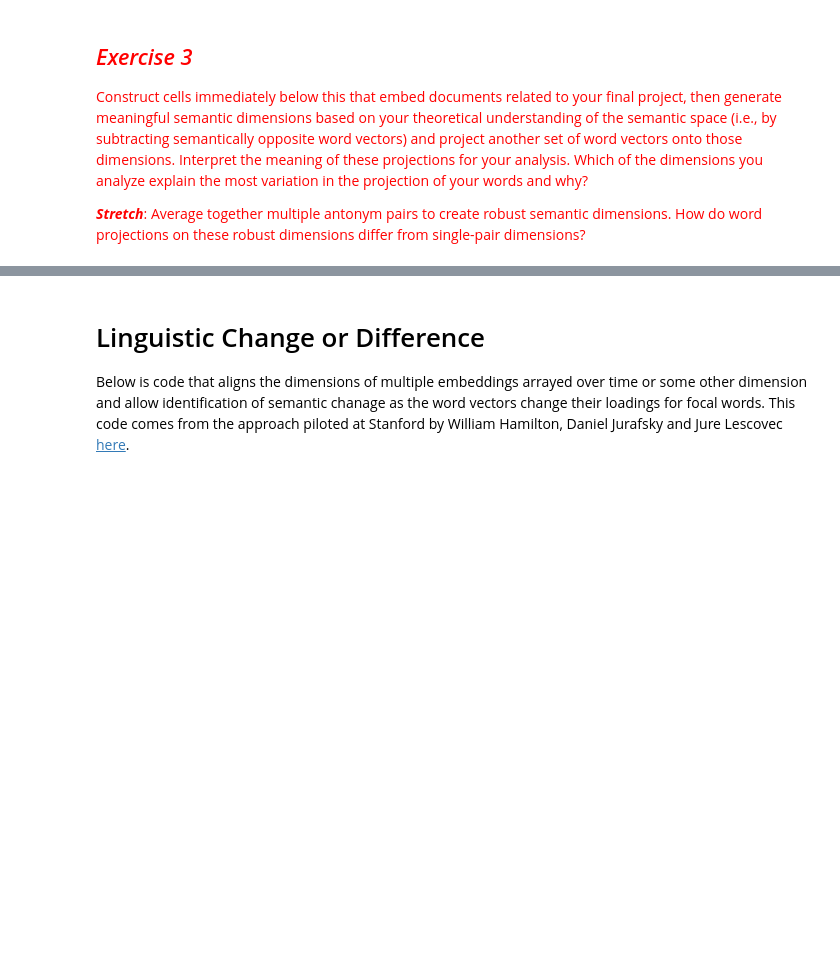
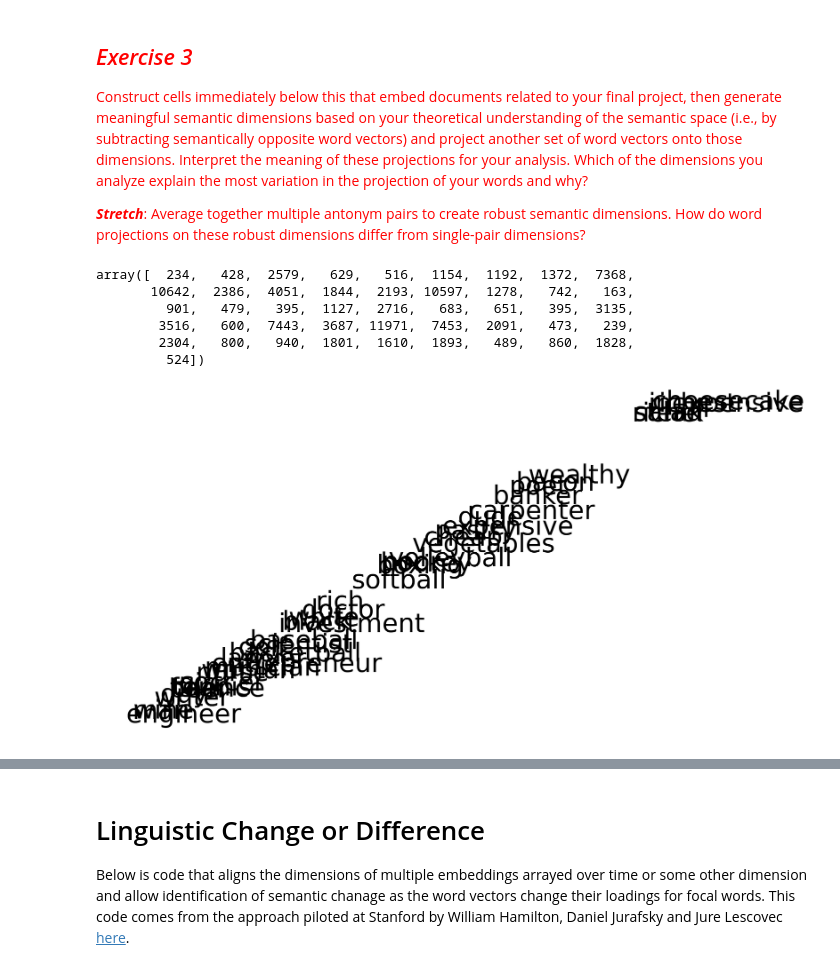
Before and after one commit to h-karyn/ComputationalContentAnalysis, a Jupyter notebook: python_notebooks/hw4/4_Word_Embeddings.ipynb, the cells around one changed output, grey strips where cells are left out. Saved outputs shown, nothing was run; the diff lists cells and outputs as text; code cells hidden in the pictures; blank space fills up the shorter version.

```diff
--- a/python_notebooks/hw4/4_Word_Embeddings.ipynb
+++ b/python_notebooks/hw4/4_Word_Embeddings.ipynb
@@ -1018,3 +1018,48 @@ plt.show()
 <font color="red">Construct cells immediately below this that embed documents related to your final project, then generate meaningful semantic dimensions based on your theoretical understanding of the semantic space (i.e., by subtracting semantically opposite word vectors) and project another set of word vectors onto those dimensions. Interpret the meaning of these projections for your analysis. Which of the dimensions you analyze explain the most variation in the projection of your words and why?
 
 <font color="red">***Stretch***: Average together multiple antonym pairs to create robust semantic dimensions. How do word projections on these robust dimensions differ from single-pair dimensions?
+# %%
+# convert occupationW2V to KeyedVectors
+occupation_model = gensim.models.KeyedVectors.load("occupationWORD2Vec")
+# %%
+#words to create dimensions
+occupation_TargetWords = ['man', 'guy', 'dude', 'woman', 'girl', 'black', 'white', 'rich', 'richer', 'richest', 'expensive', 'wealthy', 'poor', 'cheap', 'inexpensive']
+#words we will be mapping
+occupation_TargetWords += ["doctor","lawyer","engineer","scientist","finance", 'writer', "investment","carpenter","entrepreneur","musician","writer", "banker","poet","nurse", "steak", "bacon", "cheesecake", "salad", "vegetables", "beer", "wine", "pastry", "basketball", "baseball", "boxing", "softball", "volleyball", "tennis", "golf", "hockey", "soccer"]
+
+wordsSubMatrix = []
+for word in occupation_TargetWords:
+    wordsSubMatrix.append(occupation_model.wv.get_index(word))
+wordsSubMatrix = np.array(wordsSubMatrix)
+# %%
+wordsSubMatrix
+# %% [output]
+array([  234,   428,  2579,   629,   516,  1154,  1192,  1372,  7368,
+       10642,  2386,  4051,  1844,  2193, 10597,  1278,   742,   163,
+         901,   479,   395,  1127,  2716,   683,   651,   395,  3135,
+        3516,   600,  7443,  3687, 11971,  7453,  2091,   473,   239,
+        2304,   800,   940,  1801,  1610,  1893,   489,   860,  1828,
+         524])
+# %%
+wordsSubMatrix_reshaped = wordsSubMatrix.reshape(-1, 1)
+# pca
+pcaWordsOccupation = sklearn.decomposition.PCA(n_components=1).fit(wordsSubMatrix_reshaped)
+# reducedPCA_dataOccupation = pcaWordsOccupation.transform(wordsSubMatrix)
+# tsneWordsOccupation = sklearn.manifold.TSNE(n_components = 2).fit_transform(reducedPCA_dataOccupation)
+
+reducedPCA_dataOccupation = pcaWordsOccupation.transform(wordsSubMatrix_reshaped)
+
+# Then proceed with t-SNE
+tsneWordsOccupation = sklearn.manifold.TSNE(n_components=1).fit_transform(reducedPCA_dataOccupation)
+# %%
+fig = plt.figure(figsize = (20,12))
+ax = fig.add_subplot(111)
+ax.set_frame_on(False)
+plt.scatter(tsneWordsOccupation, tsneWordsOccupation, alpha = 0) #Making the points invisible
+for i, word in enumerate(occupation_TargetWords):
+	ax.annotate(word, (tsneWordsOccupation[i], tsneWordsOccupation[i]), size =  50)
+plt.xticks(())
+plt.yticks(())
+plt.show()
+# %% [output]
+[figure, added]
```
Also changed, not shown: parts of 11 cells of this notebook.
